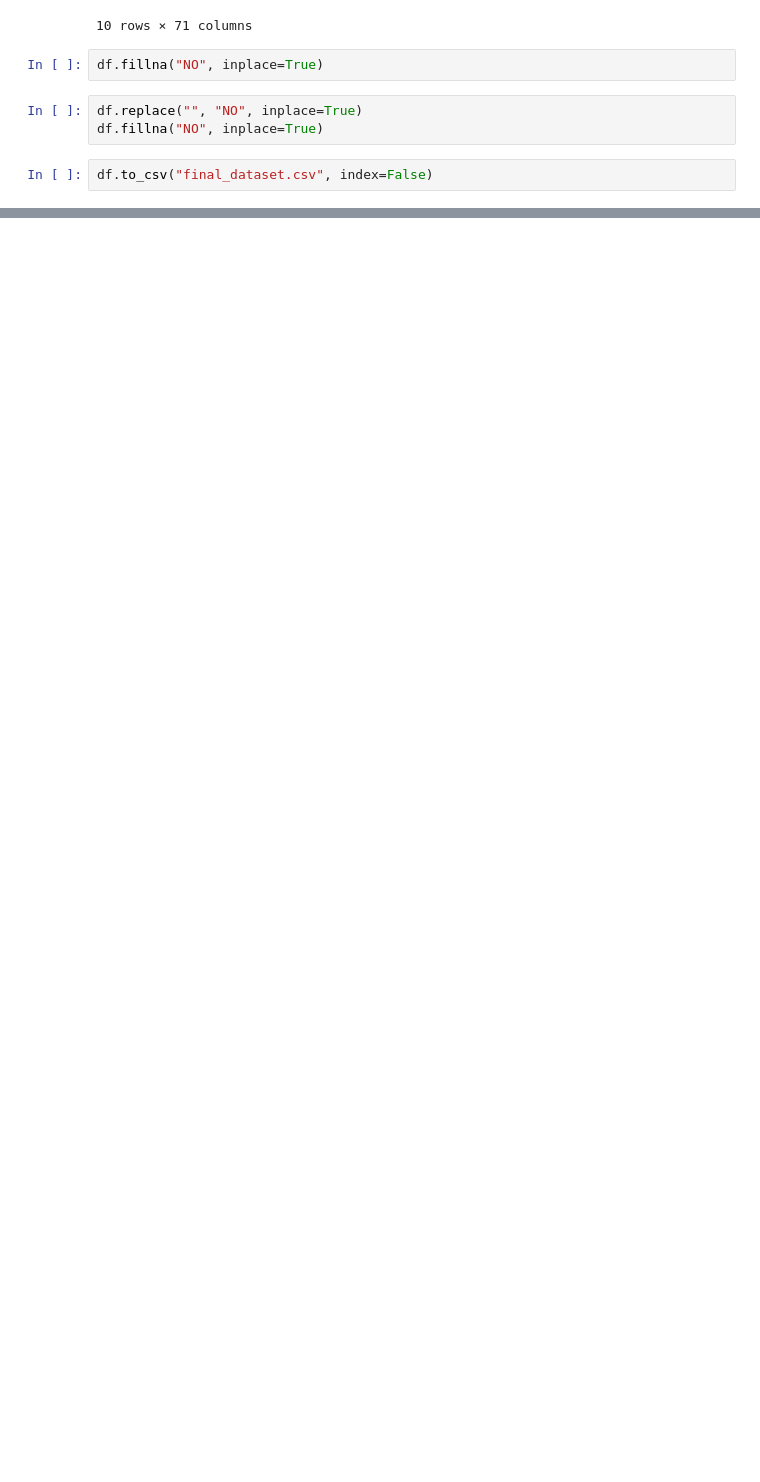
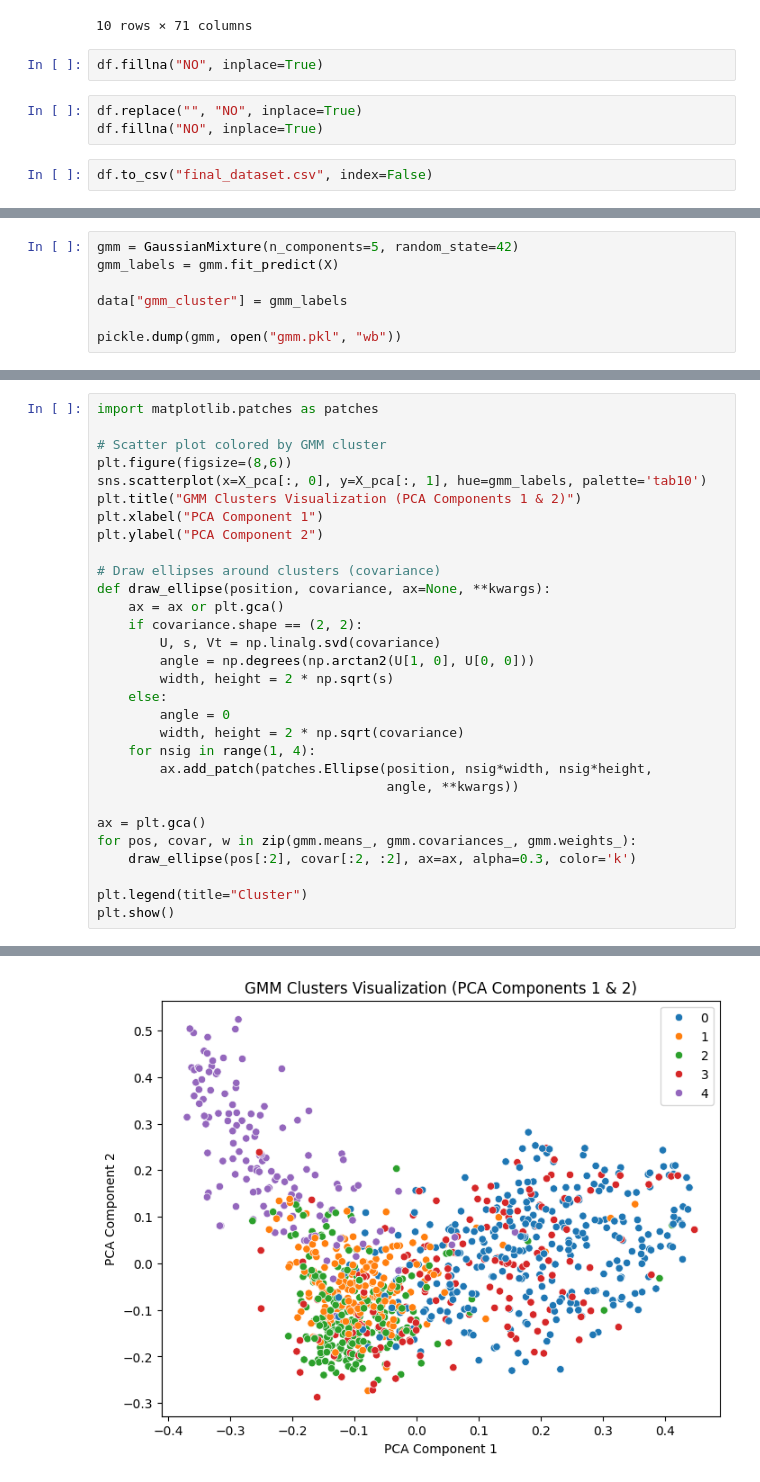
Before and after one commit to smriti-mulmi/Preprocessing, a Jupyter notebook: Note_Books/NTRS_hotel_review_ayena.ipynb, the cells around one changed output, grey strips where cells are left out. Cells and saved outputs as stored; diff of their text form; blank space fills up the shorter version.

```diff
--- a/Note_Books/NTRS_hotel_review_ayena.ipynb
+++ b/Note_Books/NTRS_hotel_review_ayena.ipynb
@@ -1180,0 +1427,7 @@ df.to_csv("final_dataset.csv", index=False)
+# %%
+gmm = GaussianMixture(n_components=5, random_state=42)
+gmm_labels = gmm.fit_predict(X)
+
+data["gmm_cluster"] = gmm_labels
+
+pickle.dump(gmm, open("gmm.pkl", "wb"))
@@ -1180,0 +1578,31 @@ df.to_csv("final_dataset.csv", index=False)
+# %%
+import matplotlib.patches as patches
+
+# Scatter plot colored by GMM cluster
+plt.figure(figsize=(8,6))
+sns.scatterplot(x=X_pca[:, 0], y=X_pca[:, 1], hue=gmm_labels, palette='tab10')
+plt.title("GMM Clusters Visualization (PCA Components 1 & 2)")
+plt.xlabel("PCA Component 1")
+plt.ylabel("PCA Component 2")
+
+# Draw ellipses around clusters (covariance)
+def draw_ellipse(position, covariance, ax=None, **kwargs):
+    ax = ax or plt.gca()
+    if covariance.shape == (2, 2):
+        U, s, Vt = np.linalg.svd(covariance)
+        angle = np.degrees(np.arctan2(U[1, 0], U[0, 0]))
+        width, height = 2 * np.sqrt(s)
+    else:
+        angle = 0
+        width, height = 2 * np.sqrt(covariance)
+    for nsig in range(1, 4):
+        ax.add_patch(patches.Ellipse(position, nsig*width, nsig*height,
+                                     angle, **kwargs))
+
+ax = plt.gca()
+for pos, covar, w in zip(gmm.means_, gmm.covariances_, gmm.weights_):
+    draw_ellipse(pos[:2], covar[:2, :2], ax=ax, alpha=0.3, color='k')
+
+plt.legend(title="Cluster")
+plt.show()
+# %% [output]
@@ -1180,0 +1610 @@ df.to_csv("final_dataset.csv", index=False)
+[figure, added]
```
Also changed, not shown: parts of 51 cells of this notebook, 12 other files.
